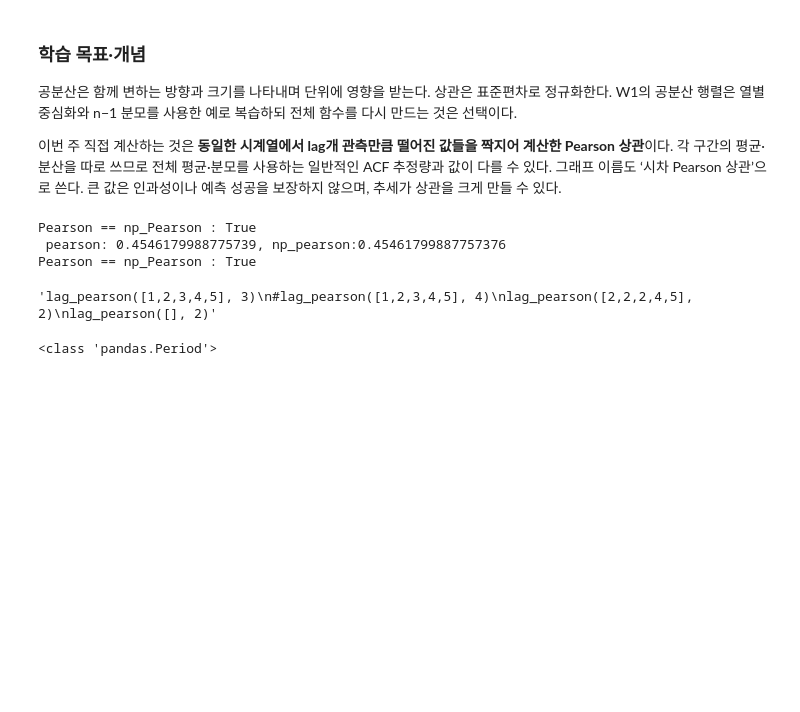
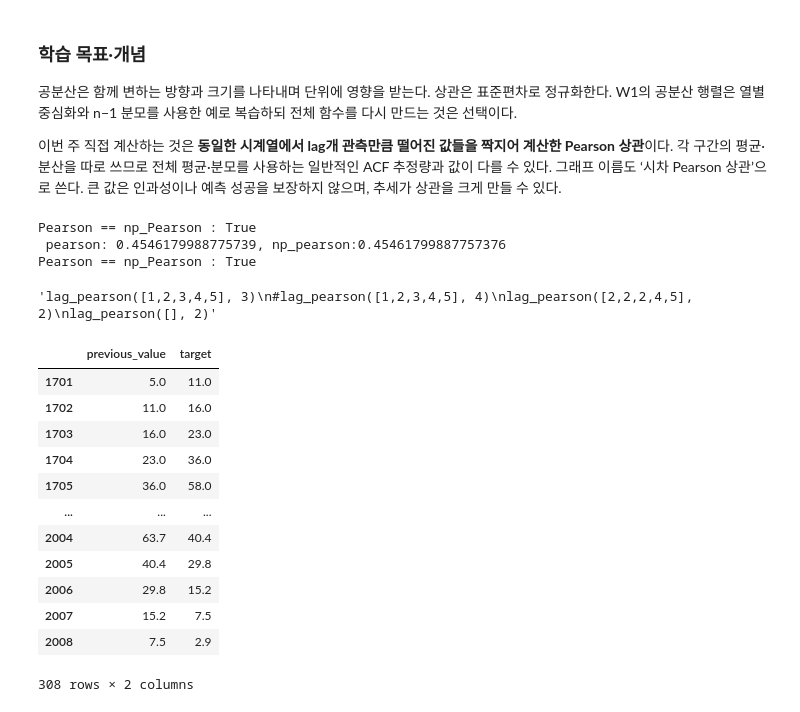
Before and after one commit to kulkulhaha/ai-engineer-journey, a Jupyter notebook: week06/time_series_eda.ipynb, the cells around one changed output. Saved outputs shown, nothing was run; the diff lists cells and outputs as text; code cells hidden in the pictures; blank space fills up the shorter version.

```diff
--- a/week06/time_series_eda.ipynb
+++ b/week06/time_series_eda.ipynb
@@ -276,24 +276,38 @@ Pearson == np_Pearson : True
 # %%
 def make_lag1_table(series: pd.Series) -> pd.DataFrame:
     '''
     - 입력: 정렬·연속·중복 없음·관측값 결측 없음이 확인된 연간 Series.
     - 출력: 타깃 연도 인덱스, `previous_value`, `target` 열. 첫 연도는 과거 입력이 없어 제외한다.
     - 임의의 세 연도를 골라 ‘어느 시점의 값으로 무엇을 예측하는가’를 손으로 대조한다.
     - 표를 만든 뒤 타깃 연도로 위의 고정 경계를 적용한다. 전체를 보고 스케일러를 학습하거나 미래값을 채우지 않는다. 이번 실험은 스케일러 없이 진행한다.
     '''
-    #정렬
-    #연속
-    #중복 없음
-    #관측값 결측없음
-    previous_year = series.index[-1].year
-    previous = series["SUNACTIVITY"]
-    #타깃 연도 행 추가
-    series.loc[previous_year+1] = series.iloc[-1]
-    #previous 열 추가
+    df = pd.DataFrame(series)
+    #이전 연도
+    previous = series.values
+    previous = previous[:-1]
 
     #target 열 추가
-    #첫 연도 제외
+    df["target"] = df.iloc[:,0]
+    #첫 연도 행 삭제
+    df = df.drop(df.index[0])
+    #previous 열 추가
+    df["previous_value"] = previous
+    df = df.drop(df.columns.tolist()[0],axis=1)
+    df = df[["previous_value","target"]]
+    return df
 
-print(series.index[-1])
+make_lag1_table(series)
 # %% [output]
+|  | previous_value | target |
+| 1701 | 5.0 | 11.0 |
+| 1702 | 11.0 | 16.0 |
+| 1703 | 16.0 | 23.0 |
+| 1704 | 23.0 | 36.0 |
+| 1705 | 36.0 | 58.0 |
+| ... | ... | ... |
+| 2004 | 63.7 | 40.4 |
+| 2005 | 40.4 | 29.8 |
+| 2006 | 29.8 | 15.2 |
+| 2007 | 15.2 | 7.5 |
+| 2008 | 7.5 | 2.9 |
-<class 'pandas.Period'>
+308 rows × 2 columns
```
Also changed, not shown: 2 other files.
